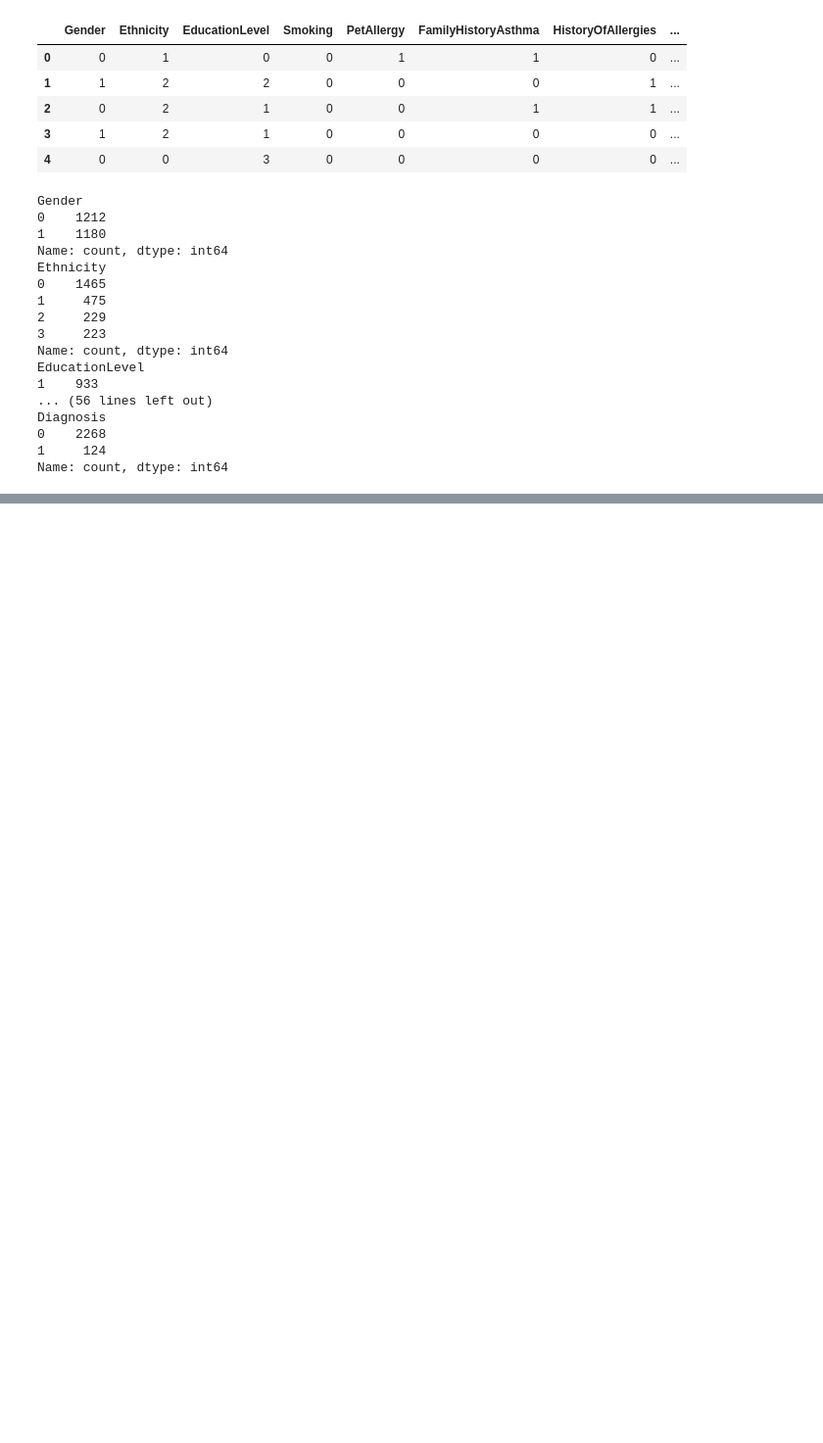
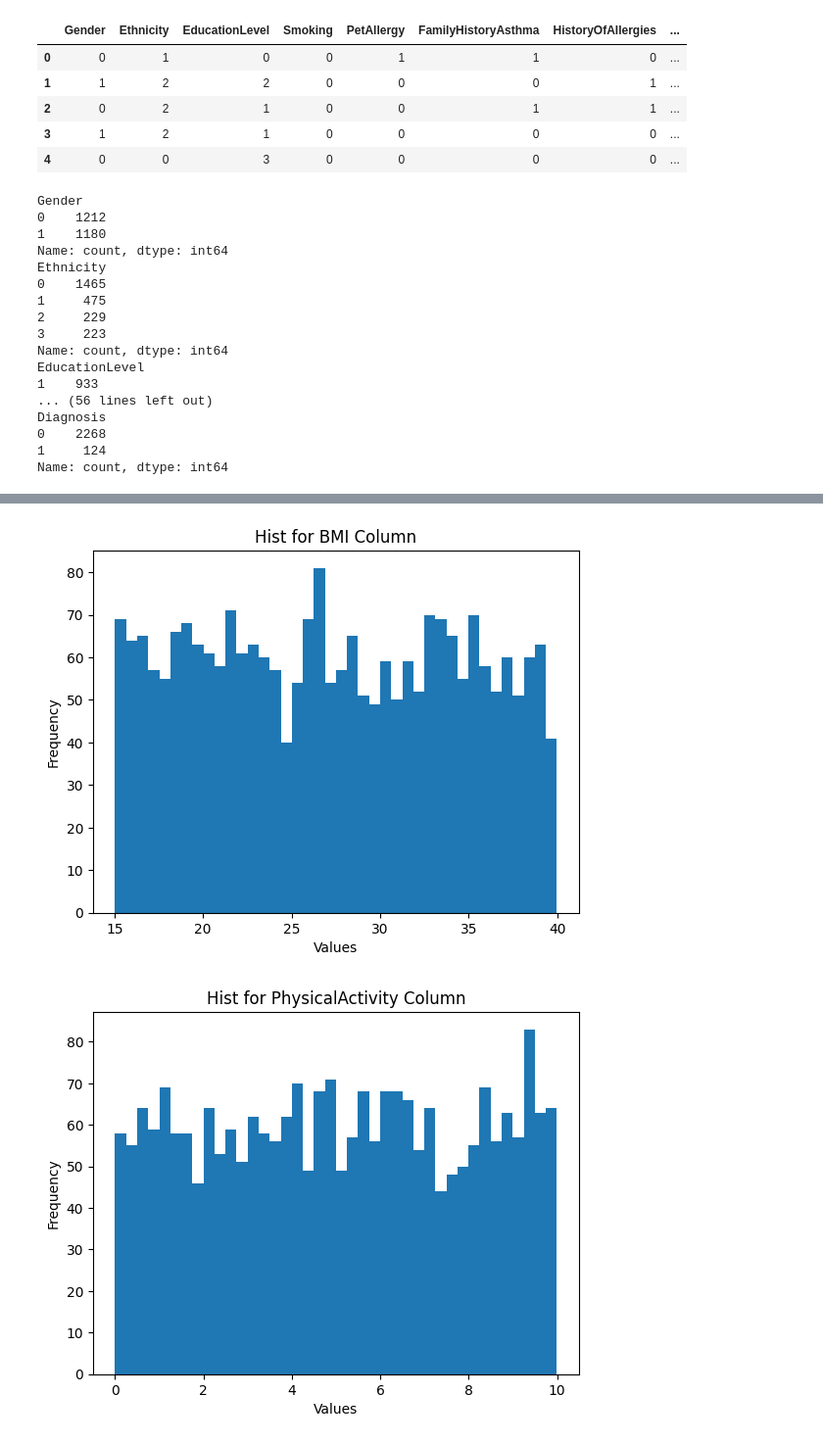
Before and after one commit to kchomakova/ai_upskill_2025_datascience, a Jupyter notebook: notebooks/Data Exploration.ipynb, the cells around one changed output, grey strips where cells are left out. Shown at 98% size. Cells and saved outputs as stored; diff of their text form; code cells hidden in the pictures; blank space fills up the shorter version.

```diff
--- a/notebooks/Data Exploration.ipynb
+++ b/notebooks/Data Exploration.ipynb
@@ -79,0 +108,4 @@ Name: count, dtype: int64
+# %%
+asthma_dataset_num_cols = asthma_dataset.select_dtypes(include = 'float')
+asthma_dataset_num_cols = asthma_dataset[list(asthma_dataset_num_cols.columns) + ['Age']]
+asthma_dataset_num_cols
@@ -79,0 +126,11 @@ Name: count, dtype: int64
+# %%
+for col in asthma_dataset_num_cols.columns:
+    plt.figure()
+    plt.hist(asthma_dataset_num_cols[col], bins=40)
+    plt.xlabel('Values')
+    plt.ylabel('Frequency')
+    plt.title(f'Hist for {col} Column')
+    plt.show()
+# %% [output]
+[figure, added]
+[figure, added]
```
Also changed, not shown: parts of 11 cells of this notebook.
